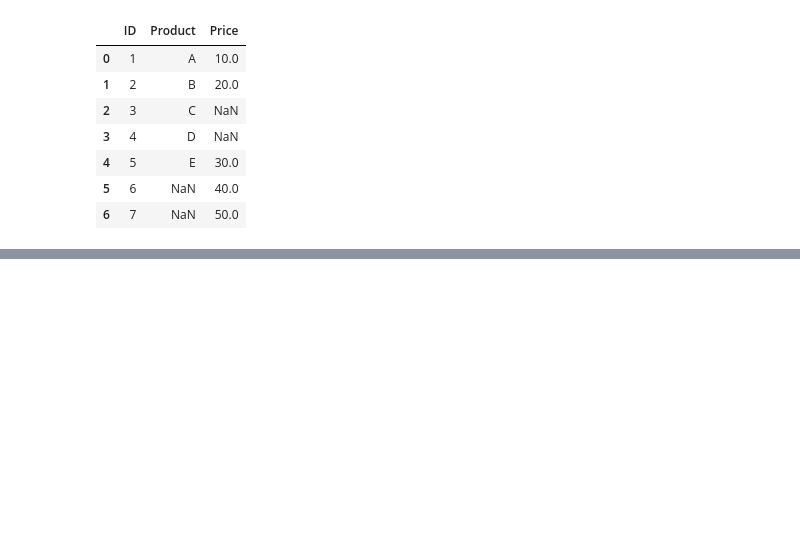
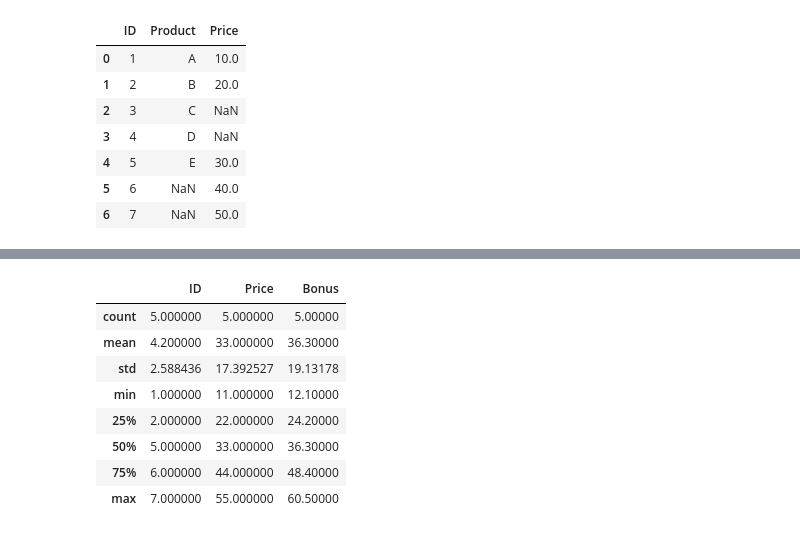
Before and after one commit to sgajbhiye96/library, a Jupyter notebook: PANDAS_NEW.ipynb, the cells around one changed output, grey strips where cells are left out. Saved outputs shown, nothing was run; the diff lists cells and outputs as text; code cells hidden in the pictures; blank space fills up the shorter version.

```diff
--- a/PANDAS_NEW.ipynb
+++ b/PANDAS_NEW.ipynb
@@ -608,0 +637,2 @@ df1.merge(df2,on="ID",how="outer")
+# %%
+df2["Bonus"]=df2["Price"].apply(lambda x:x*1.1)
@@ -608,0 +648,9 @@ df1.merge(df2,on="ID",how="outer")
+# %%
+def cat(x):
+    if x<=10:
+        return "Low"
+    elif x>10 and x<=30:
+        return "Medium"
+    else:
+        return "High"
+df2['Price_Category']=df2["Price"].apply(cat)
@@ -608,0 +675,12 @@ df1.merge(df2,on="ID",how="outer")
+# %%
+df2.describe()
+# %% [output]
+|  | ID | Price | Bonus |
+| count | 5.000000 | 5.000000 | 5.00000 |
+| mean | 4.200000 | 33.000000 | 36.30000 |
+| std | 2.588436 | 17.392527 | 19.13178 |
+| min | 1.000000 | 11.000000 | 12.10000 |
+| 25% | 2.000000 | 22.000000 | 24.20000 |
+| 50% | 5.000000 | 33.000000 | 36.30000 |
+| 75% | 6.000000 | 44.000000 | 48.40000 |
+| max | 7.000000 | 55.000000 | 60.50000 |
```
Also changed, not shown: parts of 12 cells of this notebook.
